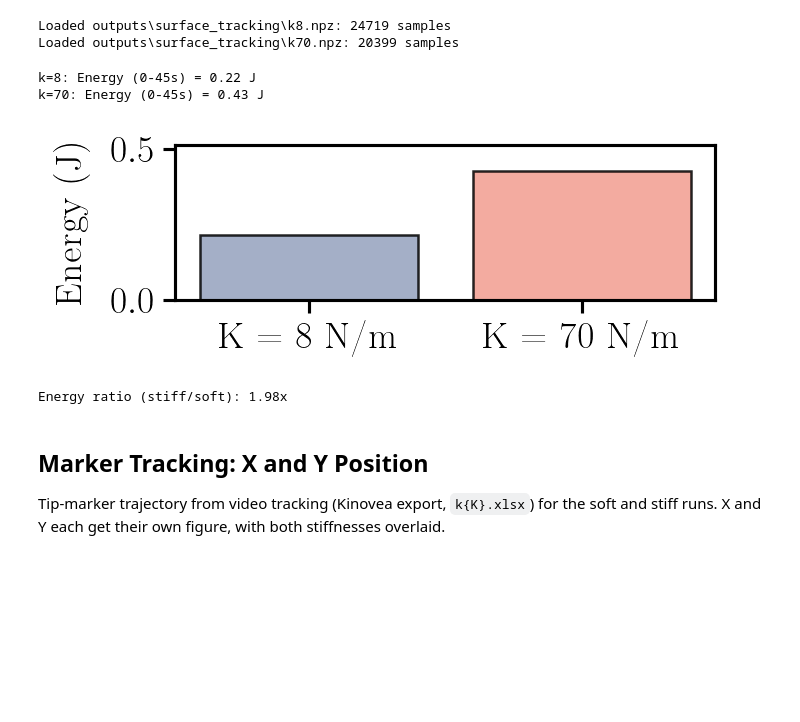
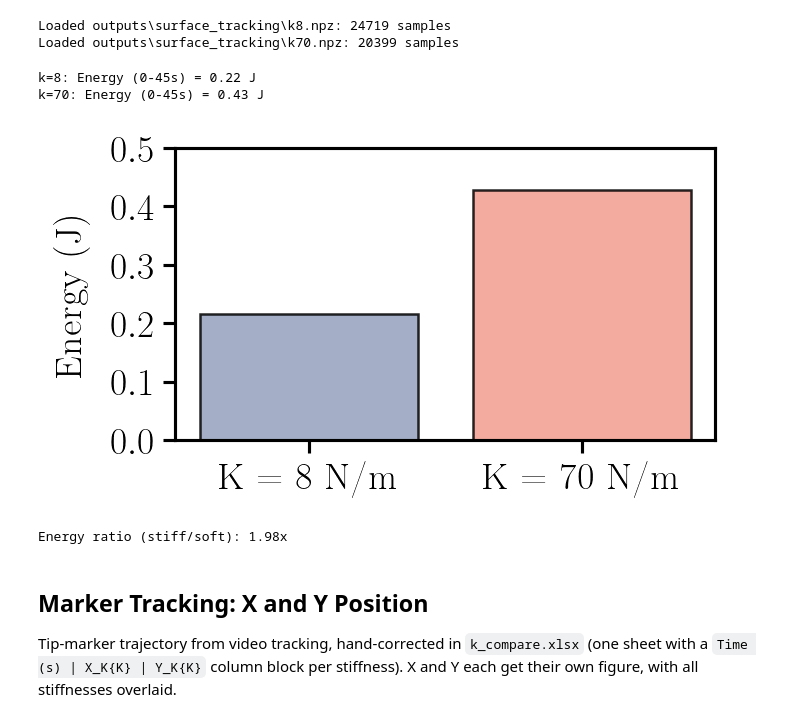
Before and after one commit to CREATE-Lab-EPFL/SoftVMC, a Jupyter notebook: ContactAndShaping/plot_surface_tracking.ipynb, the cells around one changed output. Drawn from its saved outputs; the diff is of its cells as text; code cells hidden in the pictures; blank space fills up the shorter version.

Commit message:
plotting

```diff
--- a/ContactAndShaping/plot_surface_tracking.ipynb
+++ b/ContactAndShaping/plot_surface_tracking.ipynb
@@ -6,6 +6,12 @@ GRID = False
 FONT_SIZE = 18
 LEGEND_FONT_SIZE = FONT_SIZE * 0.75  # change to resize legend text only
 set_font_size(FONT_SIZE, LEGEND_FONT_SIZE)
+
+# Shared exported size (inches) for the energy bar chart and the X/Y tracking
+# plots, so all three come out with identical dimensions -- TUNE THIS.
+# Height = a 13:6 plot area plus a 0.42 in row on top for the tracking legends.
+PANEL_W = FIG_W_SINGLE * 1.3
+PANEL_H = PANEL_W * 6 / 13 + 0.42
 # %% [markdown]
 # Surface Tracking: Energy Consumption
 
@@ -31,9 +37,6 @@ for k in k_values:
 Loaded outputs\surface_tracking\k8.npz: 24719 samples
 Loaded outputs\surface_tracking\k70.npz: 20399 samples
 # %%
-# Figure aspect ratio (width:height), as a ratio of two integers -- TUNE THIS.
-ASPECT_W, ASPECT_H = 13, 4.5
-
 YLABEL_PAD = 10  # pt -- TUNE THIS: space between 'Energy (J)' and the axis/tick numbers
 
 # Energy: total |tau . qdot| (mechanical work, in joules), soft vs stiff, over the first 45 s
@@ -47,46 +50,52 @@ energy_values = {}
 for k in k_compare:
     d    = data[k]
     t    = d['t'] - d['t'][0]
     tau  = d['tau']          # (n, 9) [N.m]
     qdot = d['q_motor_dot']  # (n, 9) [rad/s]
 
     idx_45s  = np.searchsorted(t, 45.0)
     t_window = t[:idx_45s]
     # per-motor mechanical power |tau * qdot| [W], summed across all 9 motors,
     # integrated over time -> total actuator work [J]
     power  = np.sum(np.abs(tau[:idx_45s] * qdot[:idx_45s]), axis=1)
     energy = trapz(power, t_window)
     energy_values[k] = energy
     print(f"k={k}: Energy (0-45s) = {energy:.2f} J")
 
-FIG_W = FIG_W_SINGLE * 1.3
-FIG_H = FIG_W * ASPECT_H / ASPECT_W
-fig, ax_energy = plt.subplots(figsize=(FIG_W, FIG_H), layout='constrained')
+# Same exported size as the X/Y tracking plots below (PANEL_W x PANEL_H, set
+# in the first cell).
+fig, ax_energy = plt.subplots(figsize=(PANEL_W, PANEL_H), layout='constrained')
 
 ax_energy.bar(range(len(k_compare)), [energy_values[k] for k in k_compare],
               color=colors_compare, alpha=0.85, edgecolor='black', linewidth=1.2)
 ax_energy.set_xticks(range(len(k_compare)))
 ax_energy.set_xticklabels(value_labels)
 ax_energy.set_ylabel('Energy (J)', labelpad=YLABEL_PAD)
 ax_energy.grid(GRID, axis='y')
 
-# No per-bar value labels (numbers are printed above instead), but keep the
-# same headroom as before (*1.2, not the tighter *1.05) -- it's what put the
-# 0.5 gridline at the top, which read better.
-max_energy = max(energy_values.values())
-ax_energy.set_ylim(0, max_energy * 1.2)
+# No per-bar value labels (numbers are printed above instead). Fixed y range
+# and ticks -- TUNE THIS.
+ENERGY_YLIM   = (0, 0.5)
+ENERGY_YTICKS = np.arange(0, 0.5 + 1e-9, 0.1)
+ax_energy.set_ylim(*ENERGY_YLIM)
+ax_energy.set_yticks(ENERGY_YTICKS)
 
-fig.savefig(os.path.join('outputs', 'surface_tracking', 'energy_comparison.pdf'))
+# 'standard' = keep the full fixed figure size (the style's default 'tight'
+# crop would trim it to a slightly different size than the tracking plots).
+with plt.rc_context({'savefig.bbox': 'standard'}):
+    fig.savefig(os.path.join('outputs', 'surface_tracking', 'energy_comparison.pdf'))
+    fig.savefig(os.path.join('outputs', 'surface_tracking', 'energy_comparison.png'), dpi=300)
 plt.show()
 
 print(f"\nEnergy ratio (stiff/soft): {energy_values[70] / energy_values[8]:.2f}x")
 # %% [output]
 k=8: Energy (0-45s) = 0.22 J
 k=70: Energy (0-45s) = 0.43 J
-[figure, old version]
+[figure, new version]
 Energy ratio (stiff/soft): 1.98x
 # %% [markdown]
 ## Marker Tracking: X and Y Position
 
-Tip-marker trajectory from video tracking (Kinovea export, `k{K}.xlsx`) for the soft
-and stiff runs. X and Y each get their own figure, with both stiffnesses overlaid.
+Tip-marker trajectory from video tracking, hand-corrected in `k_compare.xlsx` (one
+sheet with a `Time (s) | X_K{K} | Y_K{K}` column block per stiffness). X and Y each
+get their own figure, with all stiffnesses overlaid.
```
Also changed, not shown: parts of 5 cells of this notebook, 13 other files.
